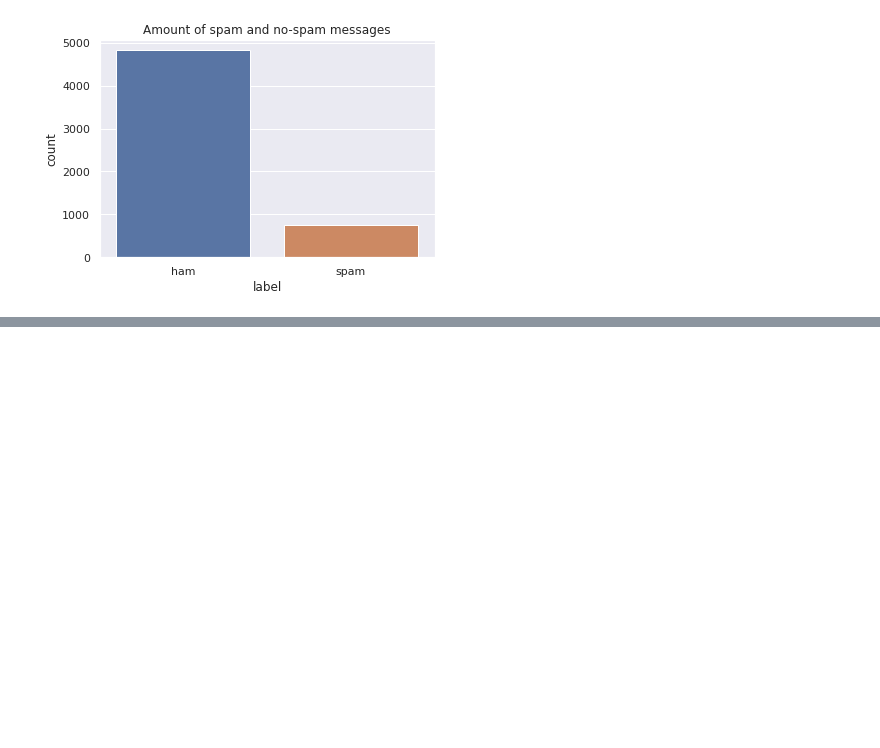
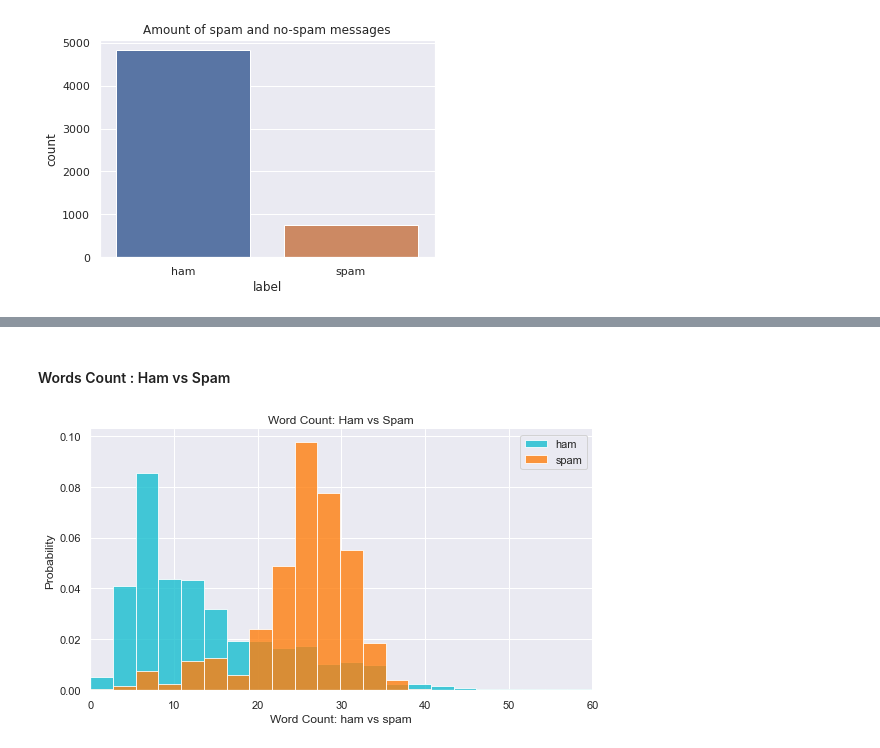
Before and after one commit to mojtabaSefidi/Spam-Message-Recognition, a Jupyter notebook: Spam_Message_Recognition.ipynb, the cells around one changed output, grey strips where cells are left out. Cells and saved outputs as stored; diff of their text form; code cells hidden in the pictures; blank space fills up the shorter version.

Commit message:
Preprocessing completed (lowercase & strip the message and remove abnormal sign). also add two feature to the dataset : word count & character count. also visualization of new feature completed.

```diff
--- a/Spam_Message_Recognition.ipynb
+++ b/Spam_Message_Recognition.ipynb
@@ -54,0 +57,14 @@ plt.show()
+# %%
+
+print(list(punctuation))
+
+def lowercase_strip(string):
+    for sign in list (punctuation):
+        string = string.lower().replace(sign," ")
+    return string
+
+def word_count(string):
+    return len(string.split())
+
+def char_count(string):
+    return len(list(string))
@@ -54,0 +75,5 @@ plt.show()
+# %%
+sms_dataset["label"] = sms_dataset["label"].map({'ham':0,"spam":1})
+sms_dataset['message'] = sms_dataset.message.apply(lowercase_strip)
+sms_dataset['Number of Words'] = sms_dataset.message.apply(word_count)
+sms_dataset['Number of Character'] = sms_dataset.message.apply(char_count)
@@ -54,0 +103,19 @@ plt.show()
+# %% [markdown]
+#### Words Count : Ham vs Spam
+# %%
+fig = plt.figure(figsize=(9,12))
+ax1 = fig.add_subplot(2, 1, 2)
+bins = np.histogram(np.hstack((sms_dataset.loc[sms_dataset.label==0]['Number of Words'], sms_dataset.loc[sms_dataset.label==1]['Number of Words'])), bins=70)[1]
+plt.hist(sms_dataset.loc[sms_dataset.label==0]['Number of Words'], bins, density=True, color='#17becf', alpha=0.8, label='ham')
+plt.hist(sms_dataset.loc[sms_dataset.label==1]['Number of Words'], bins, density=True, color='#ff7f0e', alpha=0.8, label='spam')
+plt.legend(loc='upper right')
+plt.xlim(0, 60)
+plt.xlabel('Word Count: ham vs spam')
+plt.ylabel('Probability')
+plt.title('Word Count: Ham vs Spam')
+
+ax1.spines['top'].set_visible(False)
+ax1.spines['right'].set_visible(False)
+plt.subplots_adjust(hspace=0.5)
+# %% [output]
+[figure, added]
```
Also changed, not shown: parts of 8 cells of this notebook.
